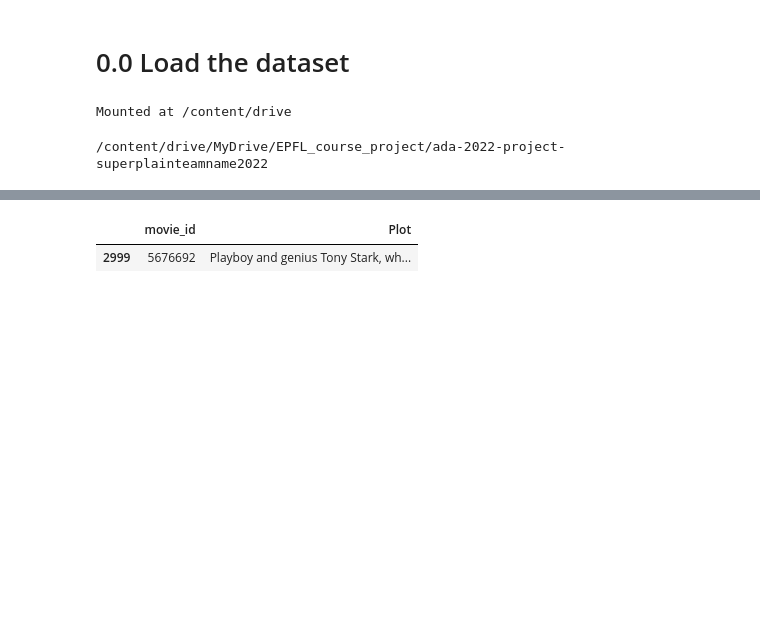
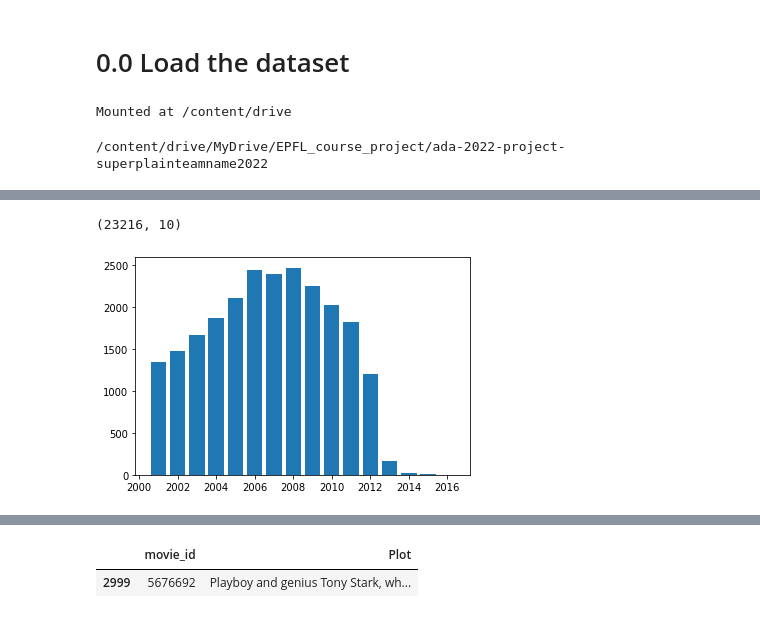
Before and after one commit to epfl-ada/ada-2022-project-superplainteamname2022, a Jupyter notebook: milestone2-xyt.ipynb, the cells around one changed output, grey strips where cells are left out. Drawn from its saved outputs; the diff is of its cells as text; code cells hidden in the pictures; blank space fills up the shorter version.

```diff
--- a/milestone2-xyt.ipynb
+++ b/milestone2-xyt.ipynb
@@ -65,6 +68,19 @@ movie_metadata.head()
 | 2 | 28463795 | /m/0crgdbh | Brun bitter | 1988-01-01 | NaN | 83.0 | ... |
 | 3 | 9363483 | /m/0285_cd | White Of The Eye | 1987-01-01 | NaN | 110.0 | ... |
 | 4 | 261236 | /m/01mrr1 | A Woman in Flames | 1983-01-01 | NaN | 106.0 | ... |
+# %%
+movie_metadata['year'] = movie_metadata['movie_release_date'].apply(lambda x:x.year)
+movie_metadata = movie_metadata.query('year > 2000')
+movie_metadata.shape
+# %% [output]
+(23216, 10)
+# %%
+movie_metadata_year = movie_metadata.groupby(['year'])
+sizes = movie_metadata_year.size()
+plt.bar(sizes.index, sizes)
+plt.show()
+# %% [output]
+[figure, added]
 # %%
 # `character.metadata.tsv` [14 M]
 
```
Also changed, not shown: parts of 29 cells of this notebook.
